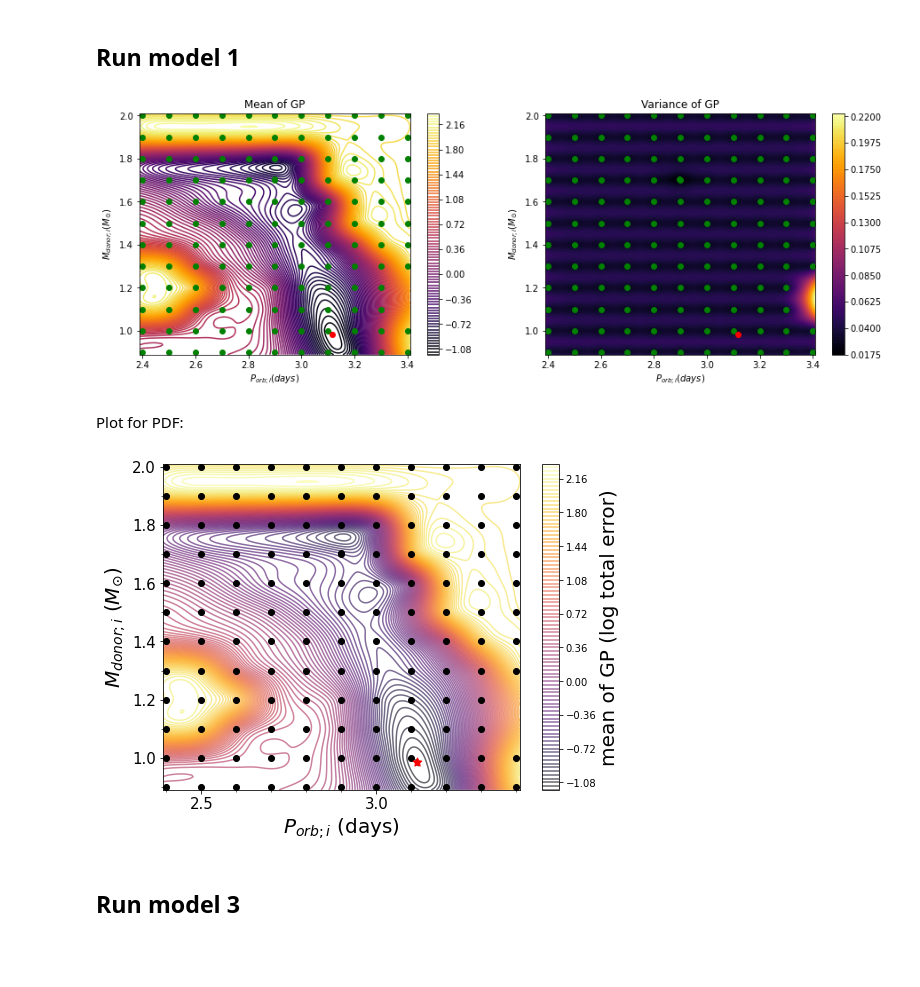
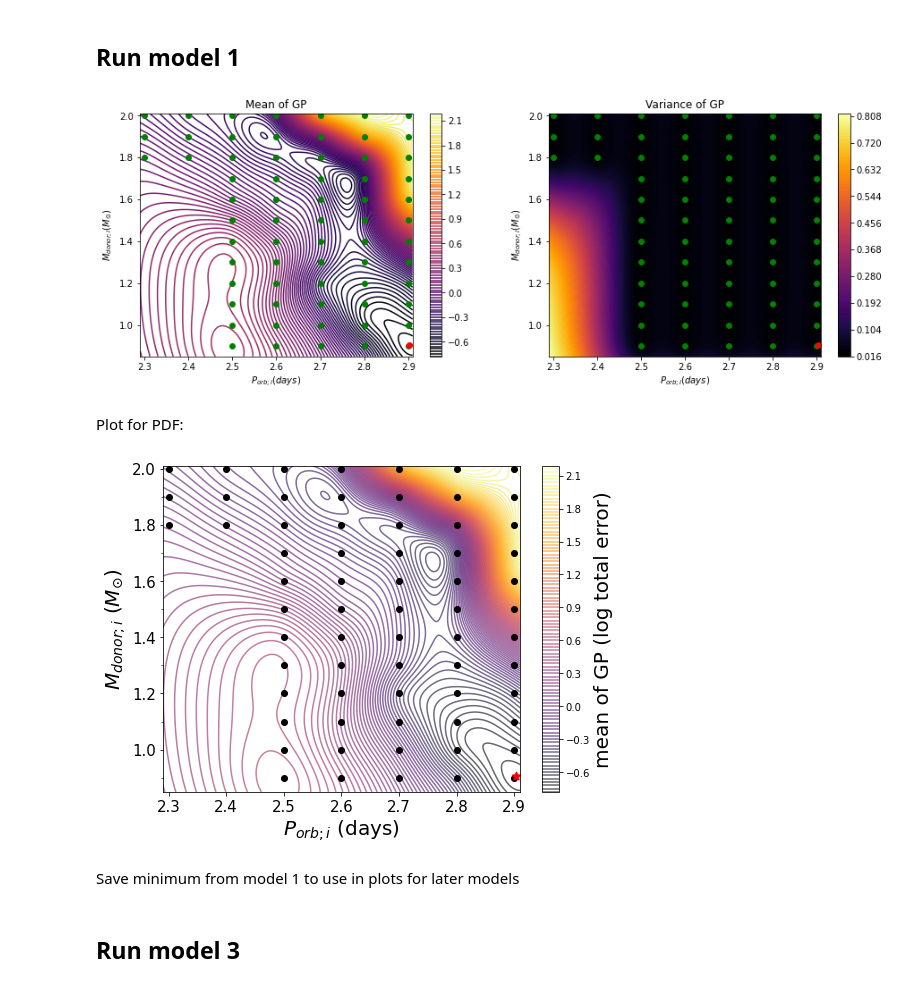
Before and after one commit to lauraguzmanrincon/GPforWD, a Jupyter notebook: GPyOpt_WD_22122021.ipynb, the cells around one changed output. Drawn from its saved outputs; the diff is of its cells as text; code cells hidden in the pictures; blank space fills up the shorter version.

```diff
--- a/GPyOpt_WD_22122021.ipynb
+++ b/GPyOpt_WD_22122021.ipynb
@@ -63,9 +63,9 @@ import matplotlib.pyplot as plt
 
 # 0. Set environment
 dataSimulations_fixed = pd.read_csv('Output_errorFromR/File20211004_R04_EBVfixed_sim1to3_allErrors1to3.csv', delimiter=',')
-dataSimulations_free = pd.read_csv('Output_errorFromR/File20211008_R04_EBVfree_sim1_allErrors1to2.csv', delimiter=',')
+dataSimulations_free = pd.read_csv('Output_errorFromR/File20220809_R04_EBVfree_sim2to4_allErrors1to3.csv', delimiter=',')
 bounds_fixed = ((2.4, 3.4), (0.9, 2.0))
-bounds_free = ((2.5, 2.9), (0.9, 1.9)) # SIM 1: ((2.5, 2.9), (1.0, 1.9))
+bounds_free = ((2.3, 2.9), (0.9, 2.0)) # SIM 1: ((2.5, 2.9), (1.0, 1.9))
 listRangeX = [ [], [], [], [] ]
 
 # Build auxiliar parameters
@@ -92,12 +90,12 @@ def getData(case):
     if case == "fixed":
         dataSimulations = dataSimulations_fixed
         bounds = bounds_fixed
-        variableParameter_fixed = variableParameter
+        variableParameter = variableParameter_fixed
     else:
         dataSimulations = dataSimulations_free
         bounds = bounds_free
-        variableParameter_free = variableParameter
-    return dataSimulations, bounds
+        variableParameter = variableParameter_free
+    return dataSimulations, bounds, variableParameter
 ################################
 
 ################################
@@ -279,15 +277,15 @@ def overviewGP(m, case, bounds, modelIndex, minGP, variableIndex = 0):
 # %% [markdown]
 ## Run model 1
 # %%
-case = "fixed" # CHOOSE: "fixed" "free"
+case = "free" # CHOOSE: "fixed" "free"
 
 # Model 1
-dataSimulations, bounds = getData(case = case)
+dataSimulations, bounds, variableParameter = getData(case = case)
 modelGP, X_init, Y_init = getGP(dataSimulations, modelIndex = 1)
 minGP = findMinimum(m = modelGP, bounds = bounds)
 x, y, meanX = overviewGP(m = modelGP, case = case, bounds = bounds, modelIndex = 1, minGP = minGP)
 # %% [output]
-[figure, old version]
+[figure, new version]
 # %% [markdown]
 Plot for PDF:
 # %%
@@ -319,4 +317,6 @@ cbar.set_label('mean of GP (log total error)', size = 20)
 #plt.savefig('../Plots/Plot04102021_GP_nonconservative.pdf') # sim 1
 #plt.savefig('../Plots/Plot08102021_GP_nonconservative.pdf') # sim 1-2
 # %% [output]
-[figure, old version]
+[figure, new version]
+# %% [markdown]
+Save minimum from model 1 to use in plots for later models
```
Also changed, not shown: parts of 4 cells of this notebook.
